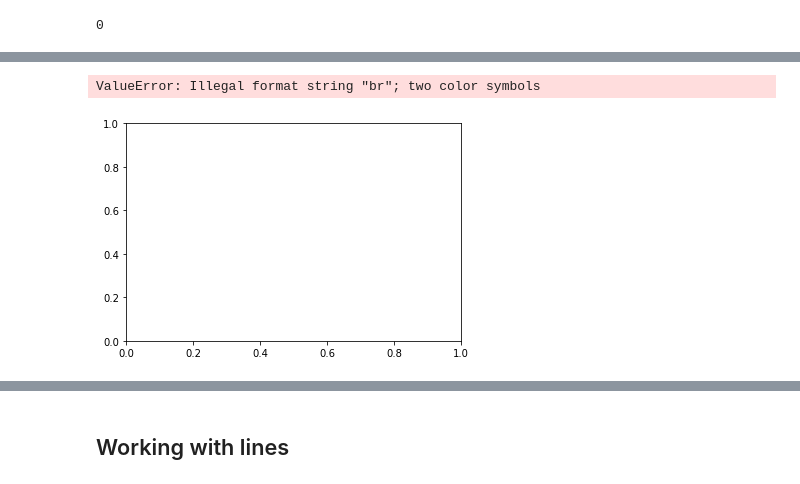
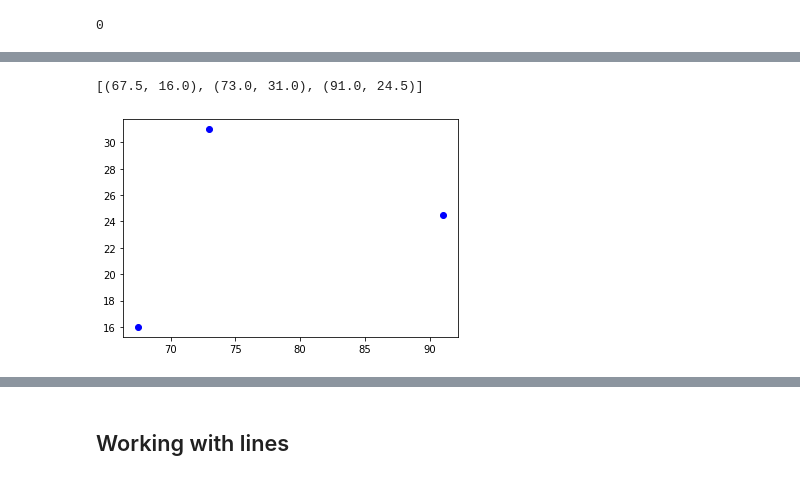
Before and after one commit to lucian-necula-mta/gis-programming, a Jupyter notebook: working_with_geometries.ipynb, the cells around one changed output, grey strips where cells are left out. Saved outputs shown, nothing was run; the diff lists cells and outputs as text; code cells hidden in the pictures.

```diff
--- a/working_with_geometries.ipynb
+++ b/working_with_geometries.ipynb
@@ -73,14 +76,22 @@ def _get_multipoint_coords(geom):
         for i in range(geom.GetGeometryCount()):
             coords.append(_get_point_coords(geom.GetGeometryRef(i)))
         return coords
+# %%
+data = _get_multipoint_coords(points)
+data
+# %% [output]
+[(67.5, 16.0), (73.0, 31.0), (91.0, 24.5)]
 # %%
-data = _get_multiline_coords(points)
-for point in data:
-    x, y = zip(*point)
-    plt.plot(x,y, 'br')
+def plot_points(geom):
+    for point in data:
+        #x, y = zip(*point)
+        x = point[0]
+        y = point[1]
+        plt.plot(x,y, 'bo')
-# %% [output]
-ValueError: Illegal format string "br"; two color symbols
-[figure, removed]
+# %%
+plot_points(points)
+# %% [output]
+[figure, added]
 # %%
 # Edit the coordinates for the second faucet.
 points.GetGeometryRef(1).AddPoint(75, 32)
```
Also changed, not shown: parts of 27 cells of this notebook.
